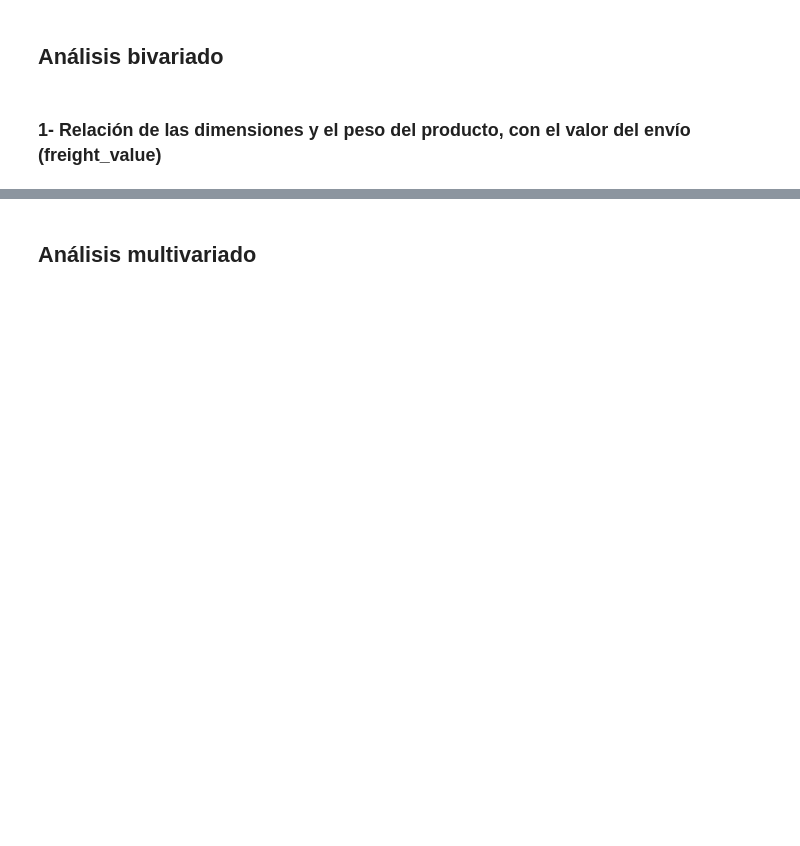
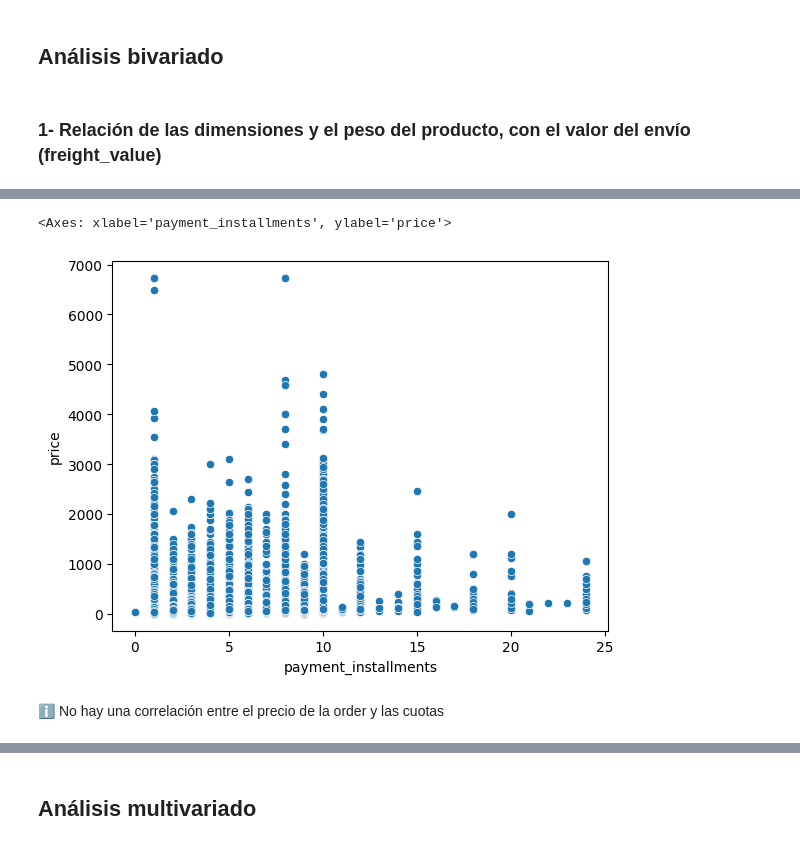
Before and after one commit to nicobotti91/coderds, a Jupyter notebook: etapas_basicas_dsii_botti_1er_entrega_testDSI.ipynb, the cells around one changed output, grey strips where cells are left out. Drawn from its saved outputs; the diff is of its cells as text; code cells hidden in the pictures; blank space fills up the shorter version.

```diff
--- a/etapas_basicas_dsii_botti_1er_entrega_testDSI.ipynb
+++ b/etapas_basicas_dsii_botti_1er_entrega_testDSI.ipynb
@@ -792,0 +813,4 @@ También vemos que por order se compra en la mayoría de las veces (97%) un úni
+# %%
+# agrupar el DataFrame por order_id contando el max del price y de installment payments
+df_orders_grouped_price_payments = df_merged_total.groupby('order_id').agg({'payment_installments': 'max', 'price': 'max'}).reset_index()
+df_orders_grouped_price_payments
@@ -792,0 +831,9 @@ También vemos que por order se compra en la mayoría de las veces (97%) un úni
+# %%
+#Scatter plot para saber correlación entre payment_installments y price (precio y cuotas)
+
+sns.scatterplot(data=df_orders_grouped_price_payments, x='payment_installments', y='price')
+# %% [output]
+<Axes: xlabel='payment_installments', ylabel='price'>
+[figure, added]
+# %% [markdown]
+ℹ️ No hay una correlación entre el precio de la order y las cuotas
```
Also changed, not shown: parts of 17 cells of this notebook.
